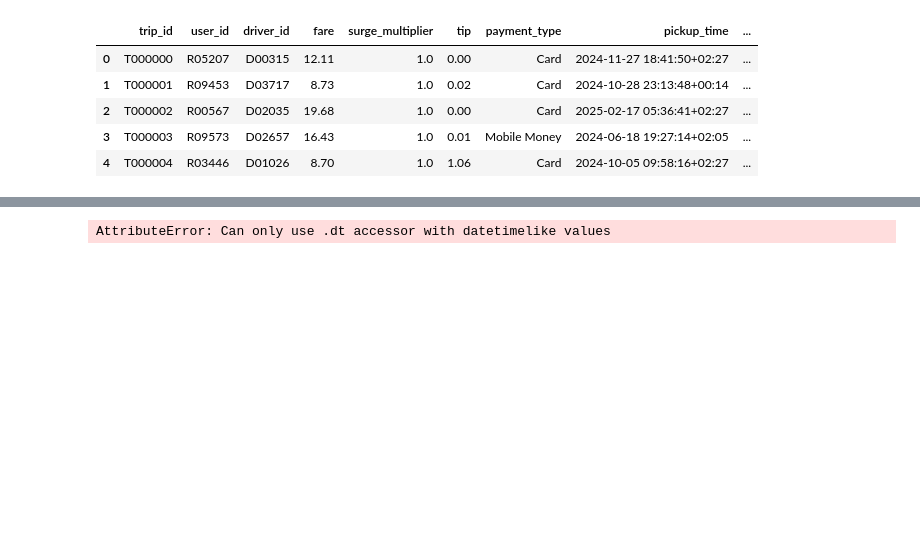
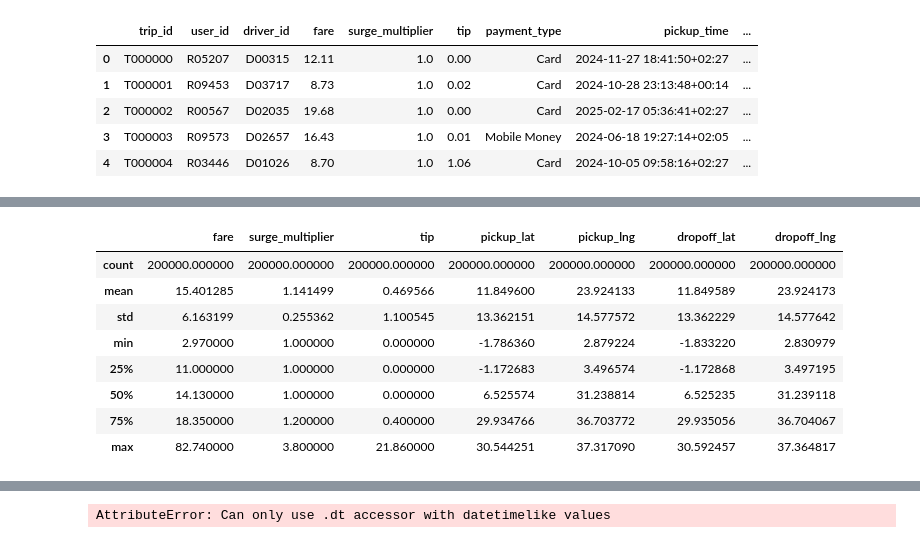
Before and after one commit to Richard-Gidi/Ridewise, a Jupyter notebook: EDA.ipynb, the cells around one changed output, grey strips where cells are left out. Drawn from its saved outputs; the diff is of its cells as text; code cells hidden in the pictures; blank space fills up the shorter version.

Commit message:
trips describe

```diff
--- a/EDA.ipynb
+++ b/EDA.ipynb
@@ -1945,0 +1966,12 @@ trips.head()
+# %%
+trips.describe()
+# %% [output]
+|  | fare | surge_multiplier | tip | pickup_lat | pickup_lng | dropoff_lat | dropoff_lng |
+| count | 200000.000000 | 200000.000000 | 200000.000000 | 200000.000000 | 200000.000000 | 200000.000000 | 200000.000000 |
+| mean | 15.401285 | 1.141499 | 0.469566 | 11.849600 | 23.924133 | 11.849589 | 23.924173 |
+| std | 6.163199 | 0.255362 | 1.100545 | 13.362151 | 14.577572 | 13.362229 | 14.577642 |
+| min | 2.970000 | 1.000000 | 0.000000 | -1.786360 | 2.879224 | -1.833220 | 2.830979 |
+| 25% | 11.000000 | 1.000000 | 0.000000 | -1.172683 | 3.496574 | -1.172868 | 3.497195 |
+| 50% | 14.130000 | 1.000000 | 0.000000 | 6.525574 | 31.238814 | 6.525235 | 31.239118 |
+| 75% | 18.350000 | 1.200000 | 0.400000 | 29.934766 | 36.703772 | 29.935056 | 36.704067 |
+| max | 82.740000 | 3.800000 | 21.860000 | 30.544251 | 37.317090 | 30.592457 | 37.364817 |
```
Also changed, not shown: parts of 4 cells of this notebook.
